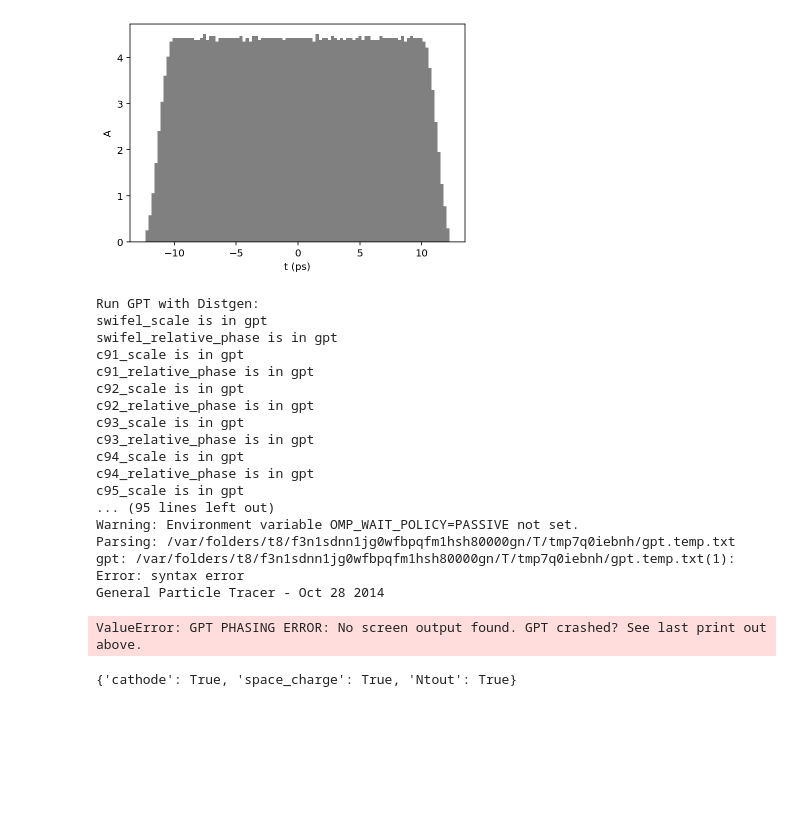
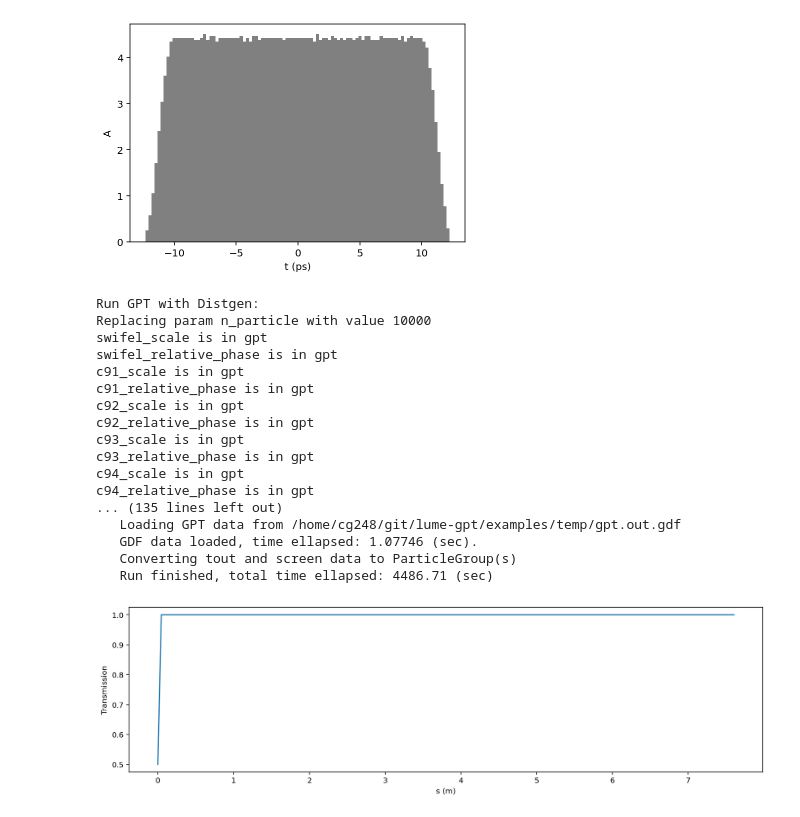
Before and after one commit to ColwynGulliford/lume-gpt, a Jupyter notebook: examples/srf_injector.ipynb, the cells around one changed output. Saved outputs shown, nothing was run; the diff lists cells and outputs as text; code cells hidden in the pictures; blank space fills up the shorter version.

Commit message:
updating srf example

```diff
--- a/examples/srf_injector.ipynb
+++ b/examples/srf_injector.ipynb
@@ -58,7 +66,7 @@ SETTINGS={'swifel_scale': 30000000.0,
 # %%
 SETTINGS['Ntout']=500
 SETTINGS['tmax']=100e-9
-SETTINGS['ZSTOP']=18
+SETTINGS['ZSTOP']=20
 
 from gpt.gpt_distgen import run_gpt_with_distgen
 
@@ -68,9 +76,16 @@ G = run_gpt_with_distgen(SETTINGS,
                          gpt_input_file=GPT_INPUT_FILE,
                          distgen_input_file=DISTGEN_INPUT_FILE,
                          verbose=True,
-                         auto_phase=True)
+                         auto_phase=True,
+                         workdir='temp',
+                         use_tempdir=False,
+                         timeout=6000
+                        )
+
+#G.archive()
 # %% [output]
 Run GPT with Distgen:
+Replacing param n_particle with value 10000
 swifel_scale is in gpt
 swifel_relative_phase is in gpt
 c91_scale is in gpt
@@ -81,19 +96,17 @@ c93_scale is in gpt
 c93_relative_phase is in gpt
 c94_scale is in gpt
 c94_relative_phase is in gpt
-c95_scale is in gpt
-... (95 lines left out)
-Warning: Environment variable OMP_WAIT_POLICY=PASSIVE not set.
-Parsing: /var/folders/t8/f3n1sdnn1jg0wfbpqfm1hsh80000gn/T/tmp7q0iebnh/gpt.temp.txt
-gpt: /var/folders/t8/f3n1sdnn1jg0wfbpqfm1hsh80000gn/T/tmp7q0iebnh/gpt.temp.txt(1): Error: syntax error
-General Particle Tracer - Oct 28 2014
+... (135 lines left out)
+   Loading GPT data from /home/cg248/git/lume-gpt/examples/temp/gpt.out.gdf
+   GDF data loaded, time ellapsed: 1.07746 (sec).
+   Converting tout and screen data to ParticleGroup(s)
+   Run finished, total time ellapsed: 4486.71 (sec)
-ValueError: GPT PHASING ERROR: No screen output found. GPT crashed? See last print out above.
-# %%
-settings = {'cathode':1,
-            'space_charge':1,
-            'Ntout':200}
-
-# Add changes to settings here and then pass them off
-G.set_variables(settings)
-# %% [output]
-{'cathode': True, 'space_charge': True, 'Ntout': True}
+# %%
+N = [len(tout['x'])/SETTINGS['n_particle'] for tout in G.tout]
+
+plt.figure(figsize=(15,4))
+plt.plot(G.tout_stat('mean_z'), N);
+plt.xlabel('s (m)');
+plt.ylabel('Transmission');
+# %% [output]
+[figure, added]
```
Also changed, not shown: parts of 10 cells of this notebook, 4 other files.
